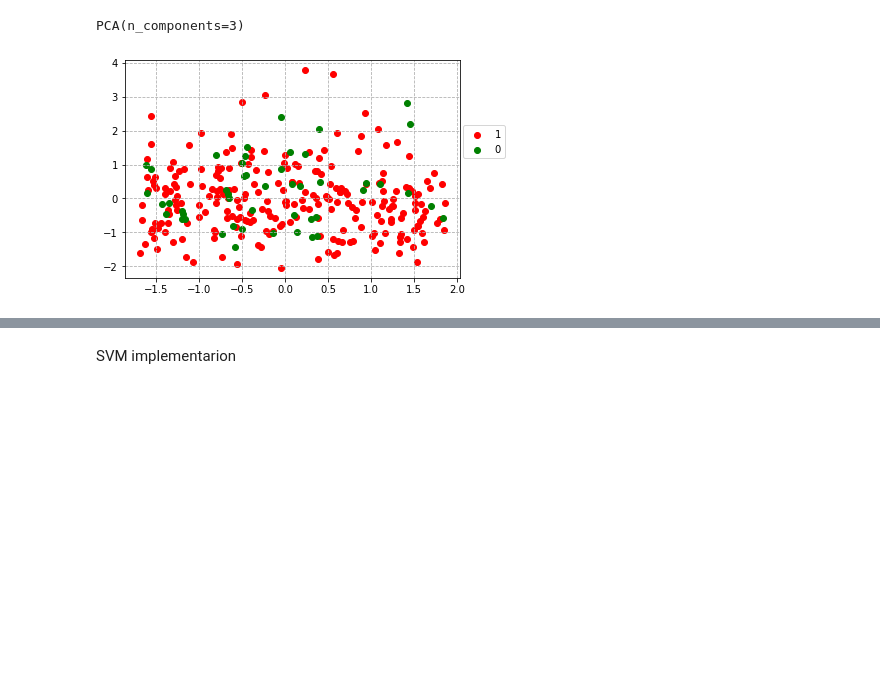
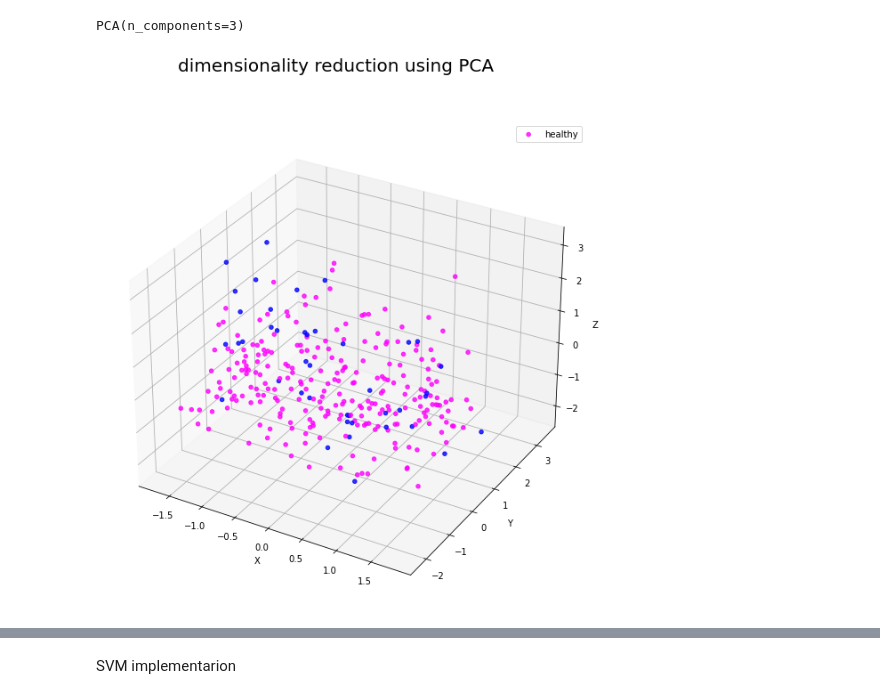
Before and after one commit to ianloron00/ML-project, a Jupyter notebook: DEMO P4 - Heart Disease Prediction through SV.ipynb, the cells around one changed output, grey strips where cells are left out. Cells and saved outputs as stored; diff of their text form; code cells hidden in the pictures; blank space fills up the shorter version.

```diff
--- a/DEMO P4 - Heart Disease Prediction through SV.ipynb
+++ b/DEMO P4 - Heart Disease Prediction through SV.ipynb
@@ -49,3 +39,30 @@ def print_dim_reduced_data(samples_2d, targets):
+# %%
+def plotRed3d(train, point_labels, main_title='dimensionality reduction using PCA'):
+    dicColors = {0:'magenta', 1:'blue'}
+    label_color = [dicColors[c] for c in point_labels]
+
+    x_label = 'X'
+    y_label = 'Y'
+    z_label = 'Z'
+    title = main_title
+
+    # creating figure
+    fig = plt.figure(figsize=(10,10))
+    ax = plt.axes(projection ="3d")
+
+    # creating plot
+    ax.scatter3D(train[:,0], train[:,1], train[:,2],c=label_color,alpha=0.8)
+
+    ax.set_xlabel(x_label)
+    ax.set_ylabel(y_label)
+    ax.set_zlabel(z_label)
+
+    ax.legend(labels=['healthy', 'with probable ddisease'])
+    plt.grid(b=True)
+
+    plt.suptitle(title, fontsize=20)
+    # plt.savefig(title + '.png')
+    plt.show()
 # %%
 import warnings
 # https://stackoverflow.com/questions/43162506/undefinedmetricwarning-f-score-is-ill-defined-and-being-set-to-0-0-in-labels-wi
@@ -123,9 +140,8 @@ scaler = StandardScaler()
 X_train = scaler.fit_transform(X_train)
 X_test = scaler.transform(X_test)
 # %%
-# print data distribution after t-SNE reduction
-print_dim_reduced_data(X_train, y_train)
-# print_2d_data(X_train, y_train)
+# print data distribution after dimentionality reduction
+plotRed3d(X_train,y_train)
 # %% [output]
-[figure, old version]
+[figure, new version]
 # %%
```
Also changed, not shown: parts of 21 cells of this notebook.
